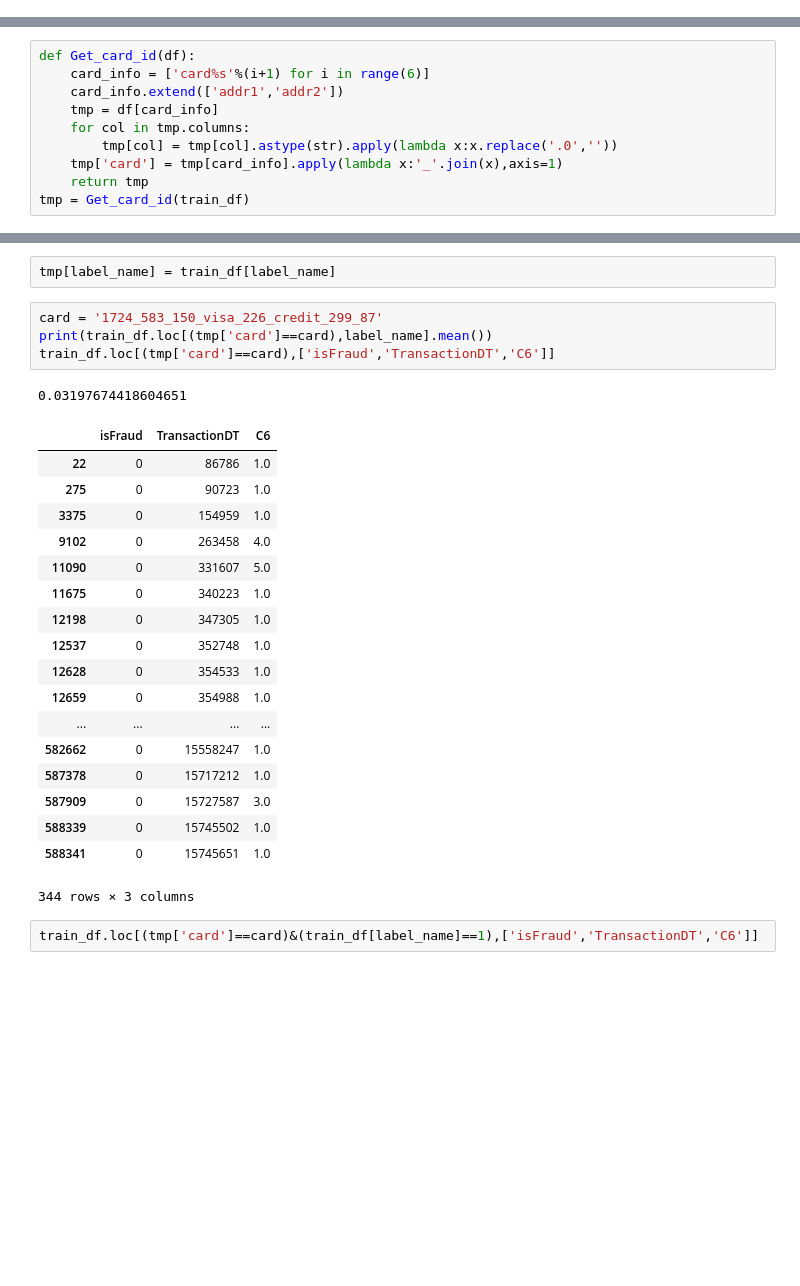
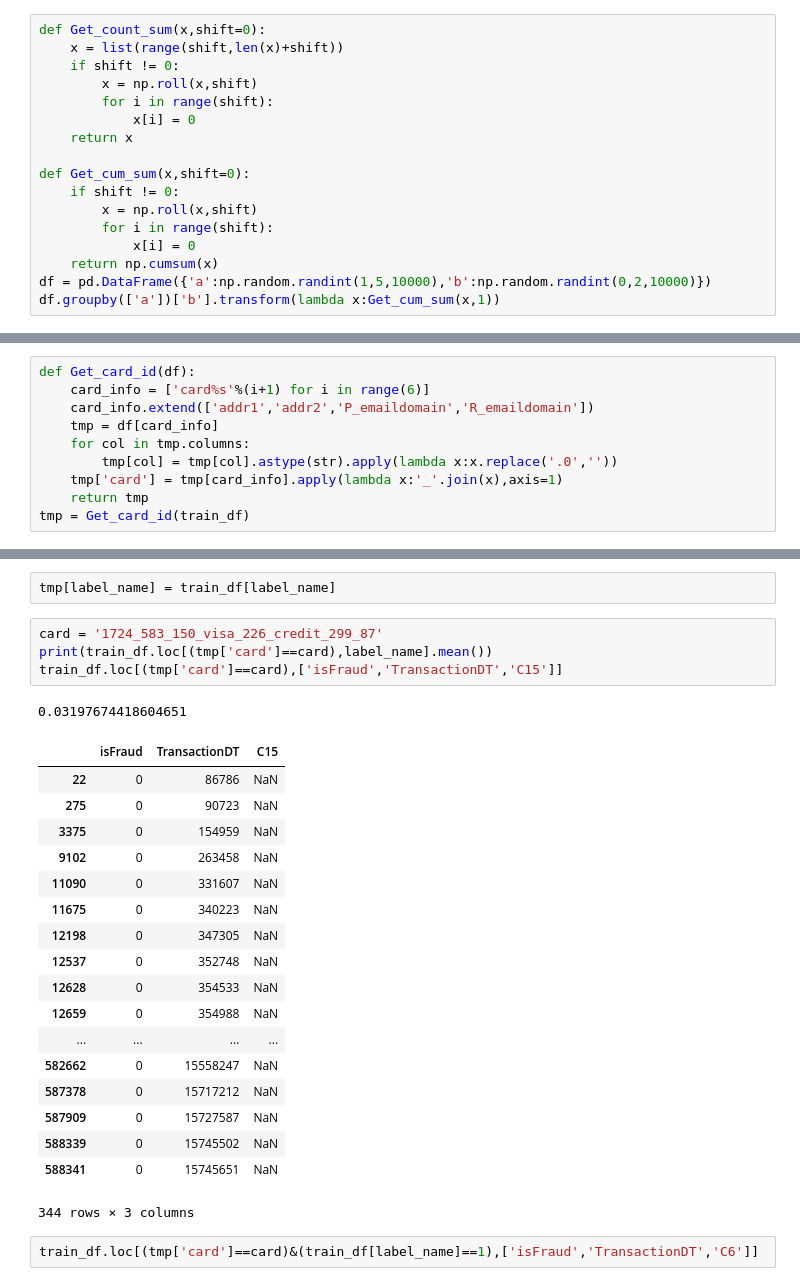
Before and after one commit to jxzly/Kaggle-IEEE-CIS-Fraud-Detection-2019, a Jupyter notebook: data_review.ipynb, the cells around one changed output, grey strips where cells are left out. Cells and saved outputs as stored; diff of their text form; blank space fills up the shorter version.

```diff
--- a/data_review.ipynb
+++ b/data_review.ipynb
@@ -61,0 +99,17 @@ array(['discover', 'mastercard', 'visa', 'american express', nan],
+# %%
+def Get_count_sum(x,shift=0):
+    x = list(range(shift,len(x)+shift))
+    if shift != 0:
+        x = np.roll(x,shift)
+        for i in range(shift):
+            x[i] = 0
+    return x
+
+def Get_cum_sum(x,shift=0):
+    if shift != 0:
+        x = np.roll(x,shift)
+        for i in range(shift):
+            x[i] = 0
+    return np.cumsum(x)
+df = pd.DataFrame({'a':np.random.randint(1,5,10000),'b':np.random.randint(0,2,10000)})
+df.groupby(['a'])['b'].transform(lambda x:Get_cum_sum(x,1))
@@ -720,7 +794,7 @@ train_df.loc[train_df['D15']==0,['card%s'%(i+1) for i in range(6)]+['addr1','add
 # %%
 def Get_card_id(df):
     card_info = ['card%s'%(i+1) for i in range(6)]
-    card_info.extend(['addr1','addr2'])
+    card_info.extend(['addr1','addr2','P_emaildomain','R_emaildomain'])
     tmp = df[card_info]
     for col in tmp.columns:
         tmp[col] = tmp[col].astype(str).apply(lambda x:x.replace('.0',''))
@@ -788,26 +866,26 @@ tmp[label_name] = train_df[label_name]
 # %%
 card = '1724_583_150_visa_226_credit_299_87'
 print(train_df.loc[(tmp['card']==card),label_name].mean())
-train_df.loc[(tmp['card']==card),['isFraud','TransactionDT','C6']]
+train_df.loc[(tmp['card']==card),['isFraud','TransactionDT','C15']]
 # %% [output]
 0.03197674418604651
-|  | isFraud | TransactionDT | C6 |
-| 22 | 0 | 86786 | 1.0 |
-| 275 | 0 | 90723 | 1.0 |
-| 3375 | 0 | 154959 | 1.0 |
-| 9102 | 0 | 263458 | 4.0 |
-| 11090 | 0 | 331607 | 5.0 |
-| 11675 | 0 | 340223 | 1.0 |
-| 12198 | 0 | 347305 | 1.0 |
-| 12537 | 0 | 352748 | 1.0 |
-| 12628 | 0 | 354533 | 1.0 |
-| 12659 | 0 | 354988 | 1.0 |
+|  | isFraud | TransactionDT | C15 |
+| 22 | 0 | 86786 | NaN |
+| 275 | 0 | 90723 | NaN |
+| 3375 | 0 | 154959 | NaN |
+| 9102 | 0 | 263458 | NaN |
+| 11090 | 0 | 331607 | NaN |
+| 11675 | 0 | 340223 | NaN |
+| 12198 | 0 | 347305 | NaN |
+| 12537 | 0 | 352748 | NaN |
+| 12628 | 0 | 354533 | NaN |
+| 12659 | 0 | 354988 | NaN |
 | ... | ... | ... | ... |
-| 582662 | 0 | 15558247 | 1.0 |
-| 587378 | 0 | 15717212 | 1.0 |
-| 587909 | 0 | 15727587 | 3.0 |
-| 588339 | 0 | 15745502 | 1.0 |
-| 588341 | 0 | 15745651 | 1.0 |
+| 582662 | 0 | 15558247 | NaN |
+| 587378 | 0 | 15717212 | NaN |
+| 587909 | 0 | 15727587 | NaN |
+| 588339 | 0 | 15745502 | NaN |
+| 588341 | 0 | 15745651 | NaN |
 344 rows × 3 columns
 # %%
 train_df.loc[(tmp['card']==card)&(train_df[label_name]==1),['isFraud','TransactionDT','C6']]
```
Also changed, not shown: parts of 11 cells of this notebook.
